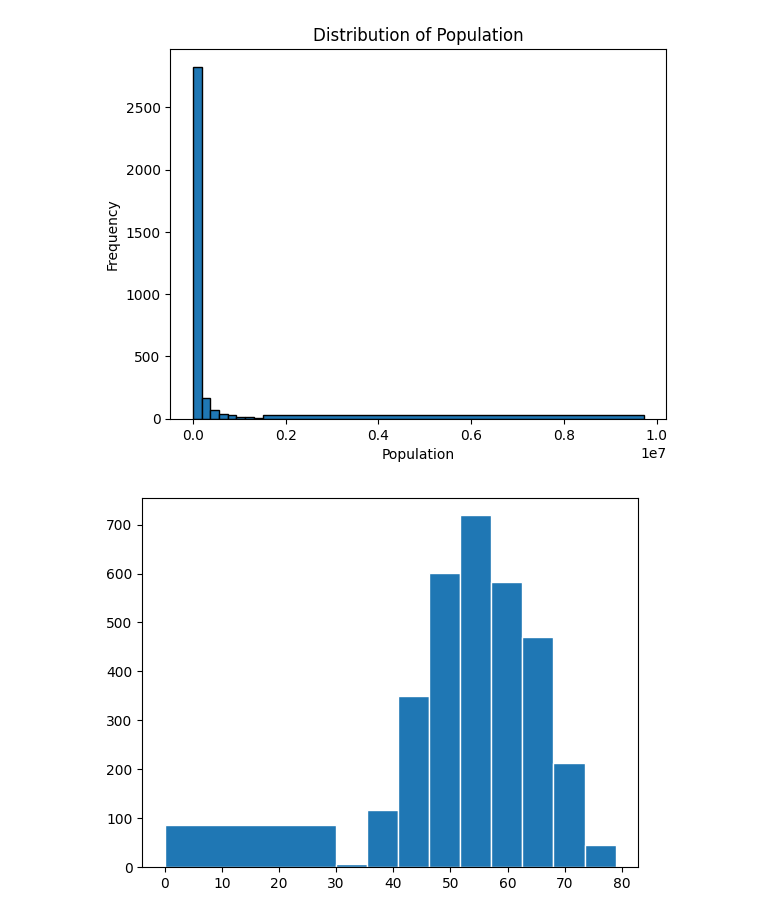
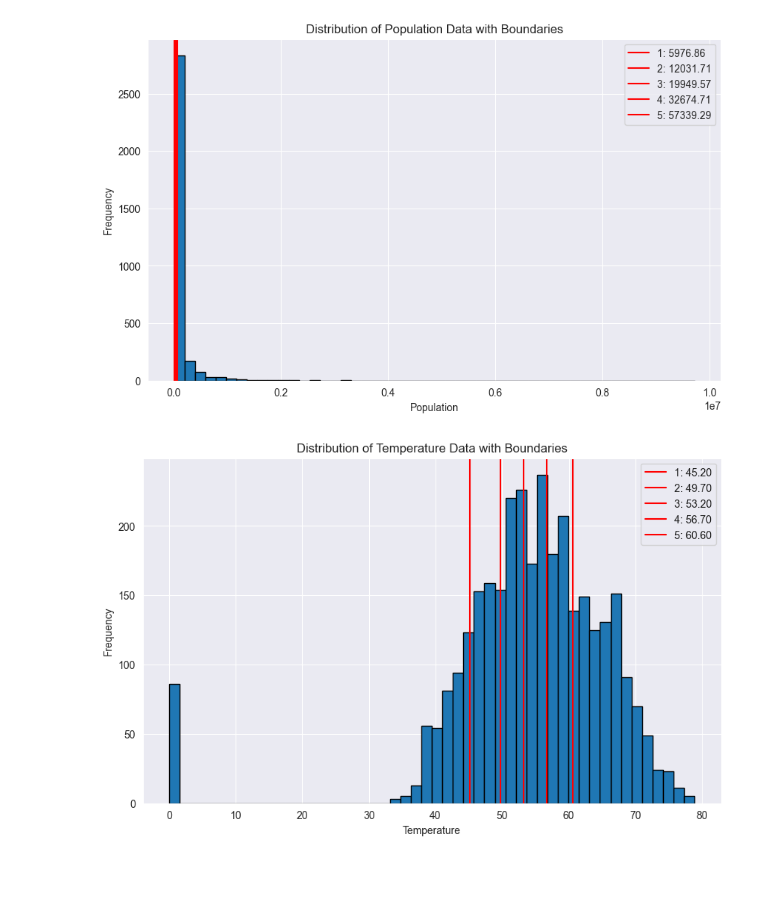
Before and after one commit to hemanthy1/Anthropocene-Institute-Capstone, a Jupyter notebook: backend/Feature-processing.ipynb, the cells around one changed output. Saved outputs shown, nothing was run; the diff lists cells and outputs as text; code cells hidden in the pictures; blank space fills up the shorter version.

```diff
--- a/backend/Feature-processing.ipynb
+++ b/backend/Feature-processing.ipynb
@@ -27,17 +25,38 @@ bin_edges = list(np.linspace(reforestation['Population'].min(), threshold, num_b
 # %%
-plt.hist(reforestation['Population'], bins=bin_edges, edgecolor='k')
-plt.xlabel('Population')
-plt.ylabel('Frequency')
-plt.title('Distribution of Population')
+pop_sorted = reforestation['Population'].sort_values().reset_index(drop=True)
+quantiles = []
+for i in range(1, 6):
+    q = pop_sorted.quantile(i/7)
+    quantiles.append(q)
+
+plt.figure(figsize=(10, 6))
+plt.hist(pop_sorted, bins=50, edgecolor='black')
+for i, q in enumerate(quantiles):
+    plt.axvline(x=q, color='red', label=f'{i+1}: {q:.2f}')
+
+plt.xlabel("Population")
+plt.ylabel("Frequency")
+plt.title("Distribution of Population Data with Boundaries")
+plt.legend()
 plt.show()
 # %% [output]
-[figure, old version]
+[figure, new version]
 # %%
-#plt.hist(reforestation['Temperature'], bins=10, edgecolor='white')
-max_temp = reforestation['Temperature'].max()
-bins = [0, 30] + list(np.linspace(30, max_temp, 10))
+temp_sorted = reforestation['Temperature'].sort_values().reset_index(drop=True)
+quantiles = []
+for i in range(1, 6):
+    q = temp_sorted.quantile(i/7)
+    quantiles.append(q)
 
-plt.hist(reforestation['Temperature'], bins=bins, edgecolor='white')
+plt.figure(figsize=(10, 6))
+plt.hist(temp_sorted, bins=50, edgecolor='black')
+for i, q in enumerate(quantiles):
+    plt.axvline(x=q, color='red',label=f'{i+1}: {q:.2f}')
+
+plt.xlabel("Temperature")
+plt.ylabel("Frequency")
+plt.title("Distribution of Temperature Data with Boundaries")
+plt.legend()
 plt.show()
 # %% [output]
-[figure, old version]
+[figure, new version]
```
Also changed, not shown: parts of 10 cells of this notebook, 1 other file.
